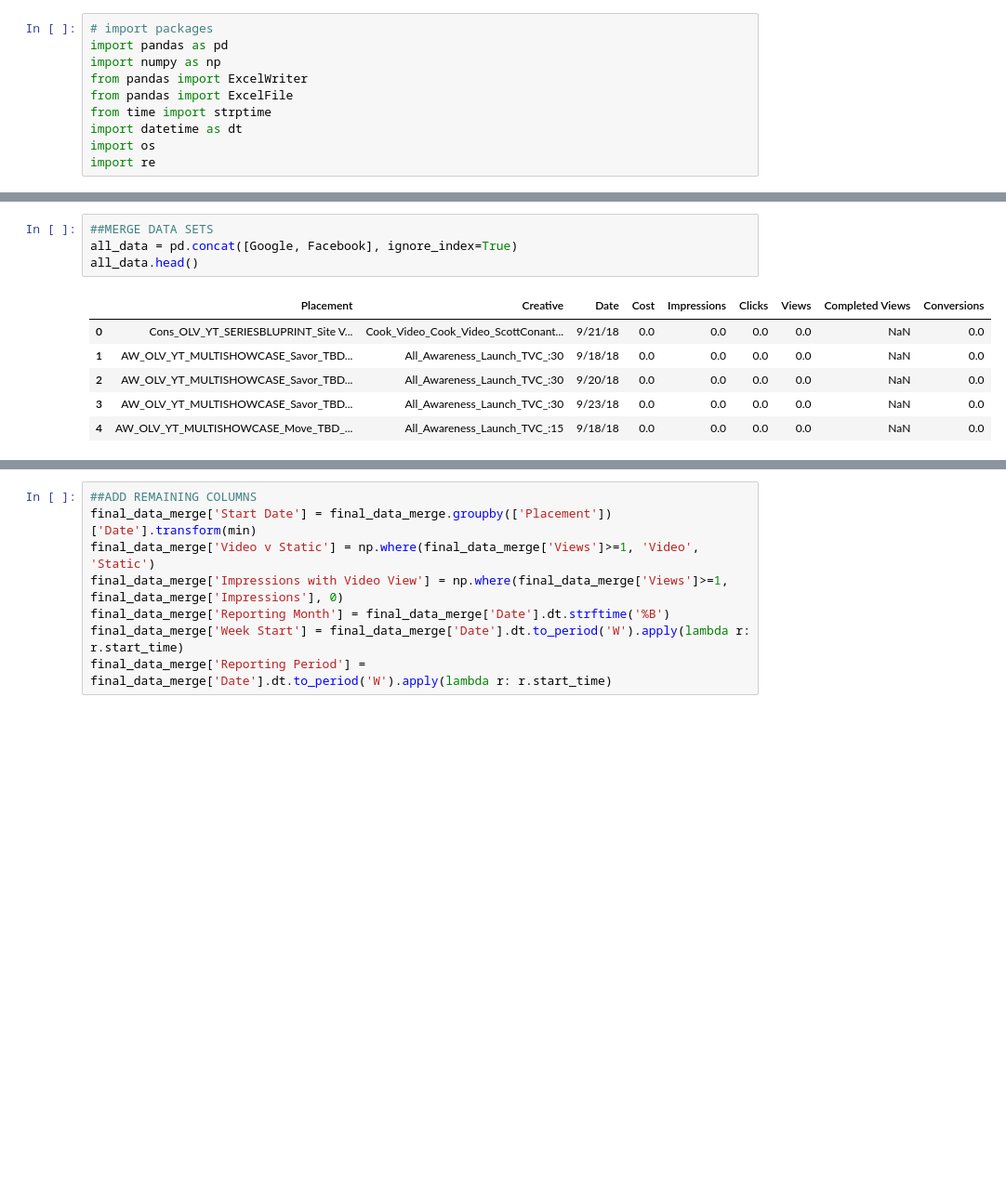
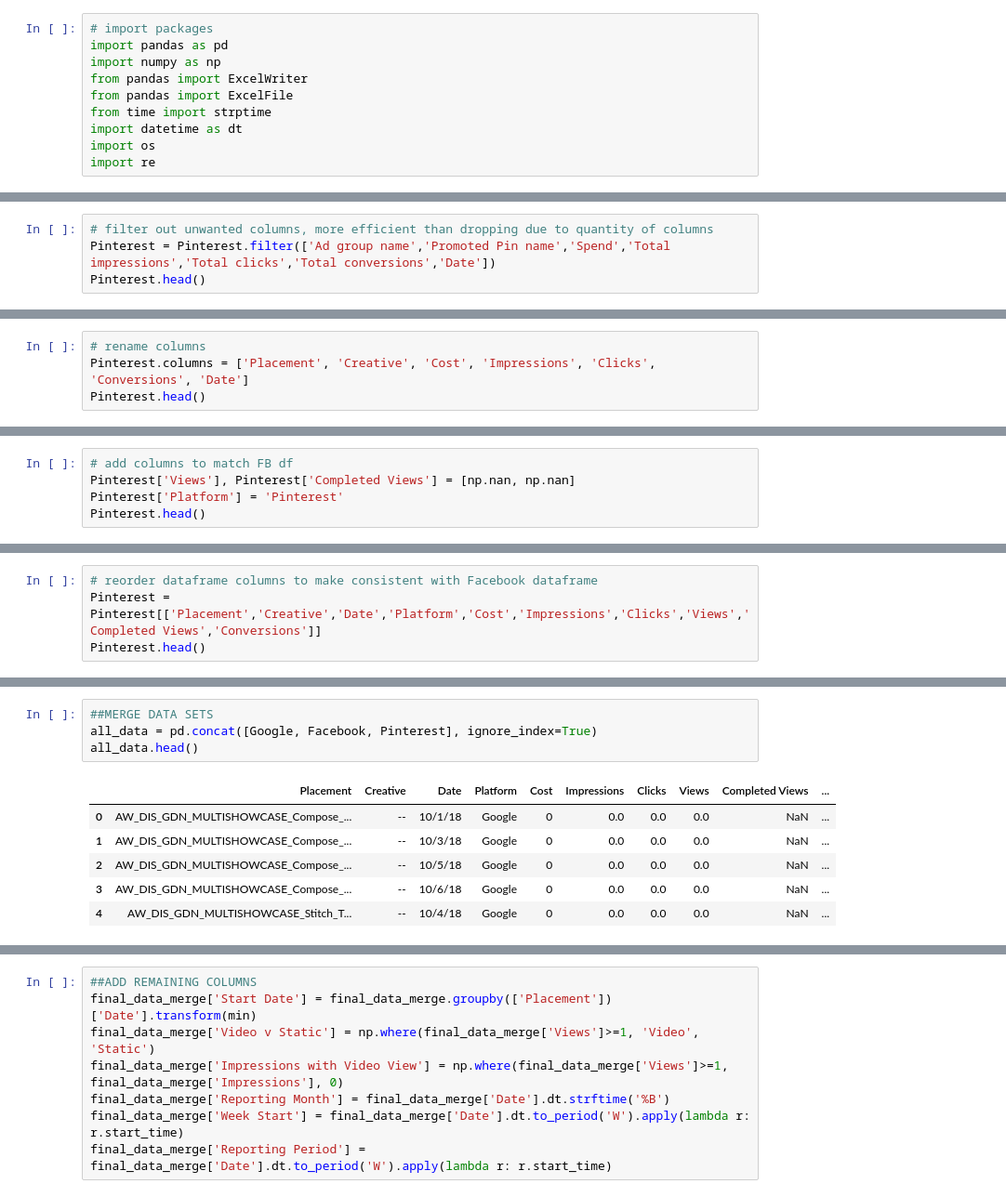
Before and after one commit to ccaddel/bp_data_wrangling, a Jupyter notebook: build_data_script_reverse_engineer.ipynb, the cells around one changed output, grey strips where cells are left out. Shown at 93% size. Drawn from its saved outputs; the diff is of its cells as text; blank space fills up the shorter version.

Commit message:
Pinterest

```diff
--- a/build_data_script_reverse_engineer.ipynb
+++ b/build_data_script_reverse_engineer.ipynb
@@ -159,0 +206,4 @@ Google.head()
+# %%
+# filter out unwanted columns, more efficient than dropping due to quantity of columns
+Pinterest = Pinterest.filter(['Ad group name','Promoted Pin name','Spend','Total impressions','Total clicks','Total conversions','Date'])
+Pinterest.head()
@@ -159,0 +217,4 @@ Google.head()
+# %%
+# rename columns
+Pinterest.columns = ['Placement', 'Creative', 'Cost', 'Impressions', 'Clicks', 'Conversions', 'Date']
+Pinterest.head()
@@ -159,0 +228,5 @@ Google.head()
+# %%
+# add columns to match FB df
+Pinterest['Views'], Pinterest['Completed Views'] = [np.nan, np.nan]
+Pinterest['Platform'] = 'Pinterest'
+Pinterest.head()
@@ -159,0 +240,4 @@ Google.head()
+# %%
+# reorder dataframe columns to make consistent with Facebook dataframe
+Pinterest = Pinterest[['Placement','Creative','Date','Platform','Cost','Impressions','Clicks','Views','Completed Views','Conversions']]
+Pinterest.head()
@@ -244,14 +335,14 @@ GoogleAnalytics.head()
 # %%
 ##MERGE DATA SETS
-all_data = pd.concat([Google, Facebook], ignore_index=True)
+all_data = pd.concat([Google, Facebook, Pinterest], ignore_index=True)
 all_data.head()
 # %% [output]
-|  | Placement | Creative | Date | Cost | Impressions | Clicks | Views | Completed Views | Conversions |
-| 0 | Cons_OLV_YT_SERIESBLUPRINT_Site V... | Cook_Video_Cook_Video_ScottConant... | 9/21/18 | 0.0 | 0.0 | 0.0 | 0.0 | NaN | 0.0 |
-| 1 | AW_OLV_YT_MULTISHOWCASE_Savor_TBD... | All_Awareness_Launch_TVC_:30 | 9/18/18 | 0.0 | 0.0 | 0.0 | 0.0 | NaN | 0.0 |
-| 2 | AW_OLV_YT_MULTISHOWCASE_Savor_TBD... | All_Awareness_Launch_TVC_:30 | 9/20/18 | 0.0 | 0.0 | 0.0 | 0.0 | NaN | 0.0 |
-| 3 | AW_OLV_YT_MULTISHOWCASE_Savor_TBD... | All_Awareness_Launch_TVC_:30 | 9/23/18 | 0.0 | 0.0 | 0.0 | 0.0 | NaN | 0.0 |
-| 4 | AW_OLV_YT_MULTISHOWCASE_Move_TBD_... | All_Awareness_Launch_TVC_:15 | 9/18/18 | 0.0 | 0.0 | 0.0 | 0.0 | NaN | 0.0 |
+|  | Placement | Creative | Date | Platform | Cost | Impressions | Clicks | Views | Completed Views | ... |
+| 0 | AW_DIS_GDN_MULTISHOWCASE_Compose_... | -- | 10/1/18 | Google | 0 | 0.0 | 0.0 | 0.0 | NaN | ... |
+| 1 | AW_DIS_GDN_MULTISHOWCASE_Compose_... | -- | 10/3/18 | Google | 0 | 0.0 | 0.0 | 0.0 | NaN | ... |
+| 2 | AW_DIS_GDN_MULTISHOWCASE_Compose_... | -- | 10/5/18 | Google | 0 | 0.0 | 0.0 | 0.0 | NaN | ... |
+| 3 | AW_DIS_GDN_MULTISHOWCASE_Compose_... | -- | 10/6/18 | Google | 0 | 0.0 | 0.0 | 0.0 | NaN | ... |
+| 4 | AW_DIS_GDN_MULTISHOWCASE_Stitch_T... | -- | 10/4/18 | Google | 0 | 0.0 | 0.0 | 0.0 | NaN | ... |
 # %%
 all_data.info()
 # %% [output]
```
Also changed, not shown: parts of 55 cells of this notebook.
